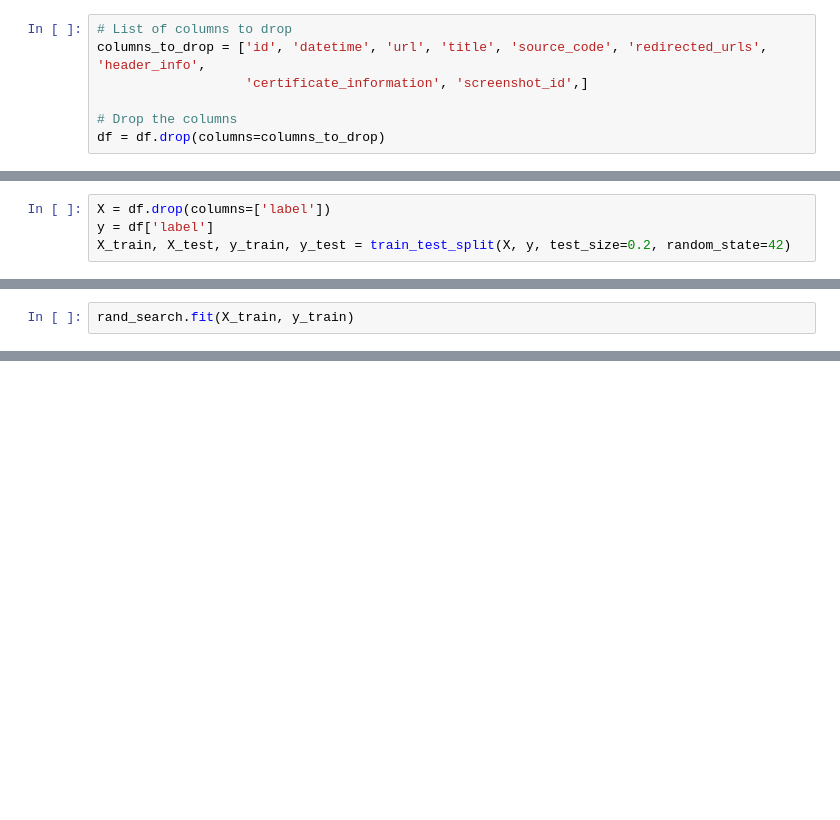
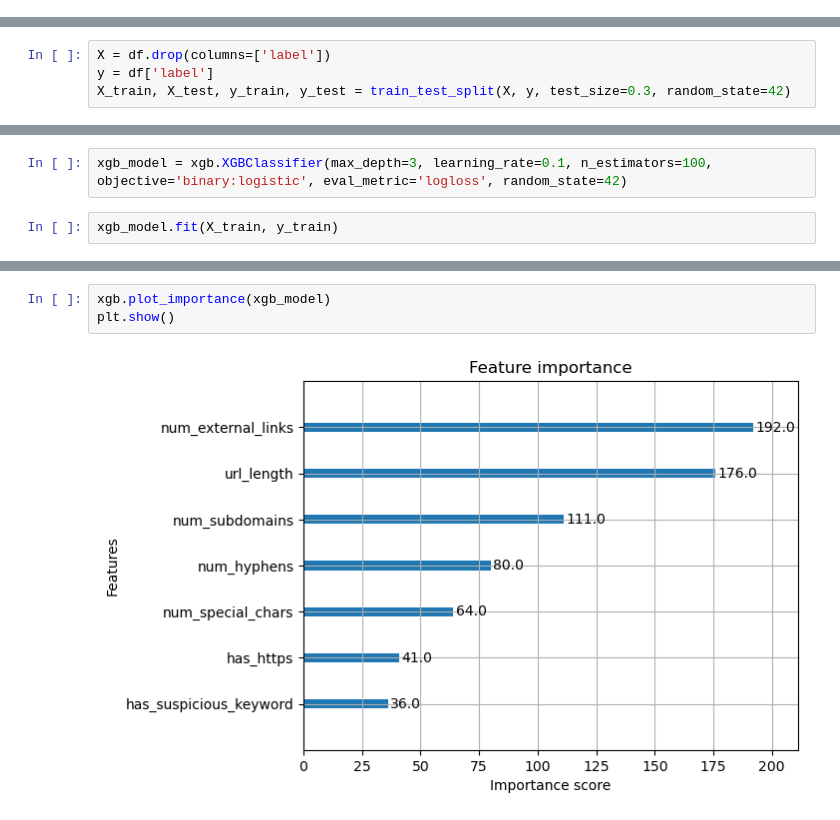
Before and after one commit to KyleSDeveloper/DS_ML_Cybersecurity_Project, a Jupyter notebook: sandbox.ipynb, the cells around one changed output, grey strips where cells are left out. Saved outputs shown, nothing was run; the diff lists cells and outputs as text; blank space fills up the shorter version.

```diff
--- a/sandbox.ipynb
+++ b/sandbox.ipynb
@@ -115,8 +17 @@ df['num_external_links'] = df['source_code'].apply(lambda x: str(x).lower().coun
-# %%
-# List of columns to drop
-columns_to_drop = ['id', 'datetime', 'url', 'title', 'source_code', 'redirected_urls', 'header_info',
-                   'certificate_information', 'screenshot_id',]
-
-# Drop the columns
-df = df.drop(columns=columns_to_drop)
 # %%
@@ -131,4 +24,4 @@ df.head()
 # %%
 X = df.drop(columns=['label'])
 y = df['label']
-X_train, X_test, y_train, y_test = train_test_split(X, y, test_size=0.2, random_state=42)
+X_train, X_test, y_train, y_test = train_test_split(X, y, test_size=0.3, random_state=42)
@@ -203,3 +28,5 @@ rand_search = RandomizedSearchCV(clf, params, n_iter=4, scoring='f1', n_jobs= -1
+# %%
+xgb_model = xgb.XGBClassifier(max_depth=3, learning_rate=0.1, n_estimators=100, objective='binary:logistic', eval_metric='logloss', random_state=42)
 # %%
-rand_search.fit(X_train, y_train)
+xgb_model.fit(X_train, y_train)
 # %% [output]
@@ -219,0 +65,5 @@ rand_search.best_params_
+# %%
+xgb.plot_importance(xgb_model)
+plt.show()
+# %% [output]
+[figure, added]
```
Also changed, not shown: parts of 25 cells of this notebook.
